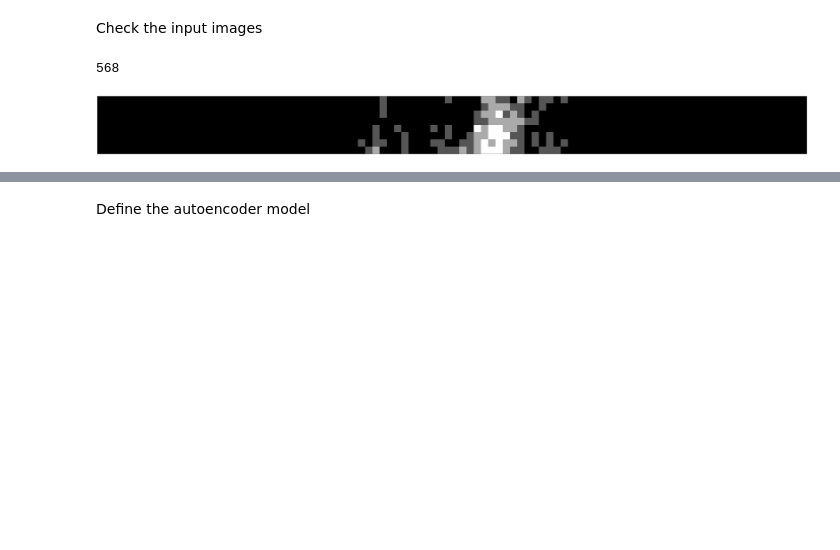
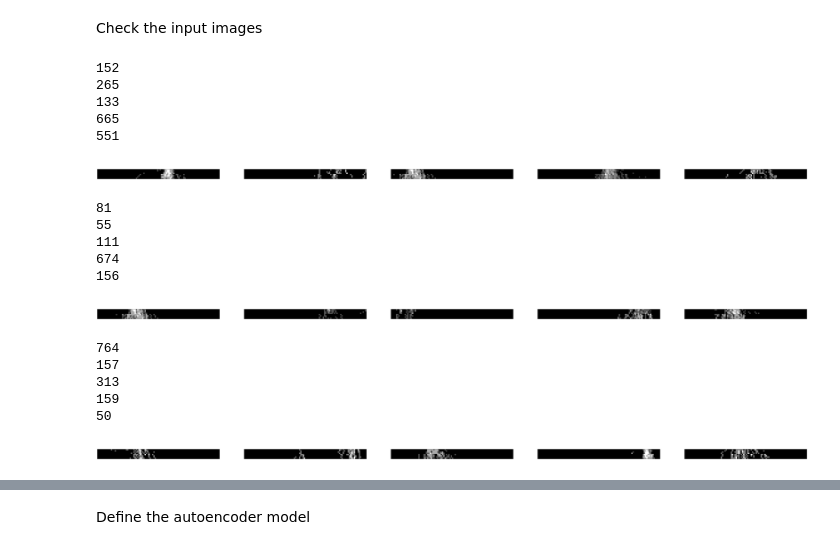
Before and after one commit to GiuliaPaggi/JetIDwithAutoencoder, a Jupyter notebook: JetIDAE.ipynb, the cells around one changed output, grey strips where cells are left out. Saved outputs shown, nothing was run; the diff lists cells and outputs as text; code cells hidden in the pictures; blank space fills up the shorter version.

```diff
--- a/JetIDAE.ipynb
+++ b/JetIDAE.ipynb
@@ -174,11 +186,29 @@ def plot_loss(history):
     plt.title('Loss: %.3f' % history.history['loss'][-1])
 # %% [markdown]
 Check the input images
-# %%
-plot_input(df, 1, (layer, n_chann))
-# %% [output]
-568
-[figure, removed]
+# %%
+plot_input(df, 5, (layer, n_chann))
+plot_input(df, 5, (layer, n_chann))
+plot_input(df, 5, (layer, n_chann))
+# %% [output]
+152
+265
+133
+665
+551
+[figure, added]
+81
+55
+111
+674
+156
+[figure, added]
+764
+157
+313
+159
+50
+[figure, added]
 # %%
 if train_ae :
   print(x_train.shape[1])
```
Also changed, not shown: parts of 30 cells of this notebook.
